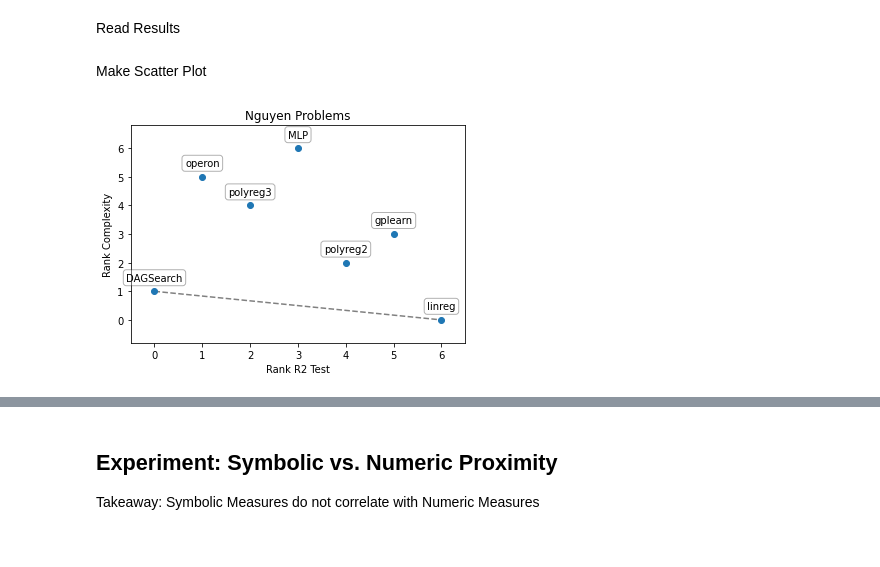
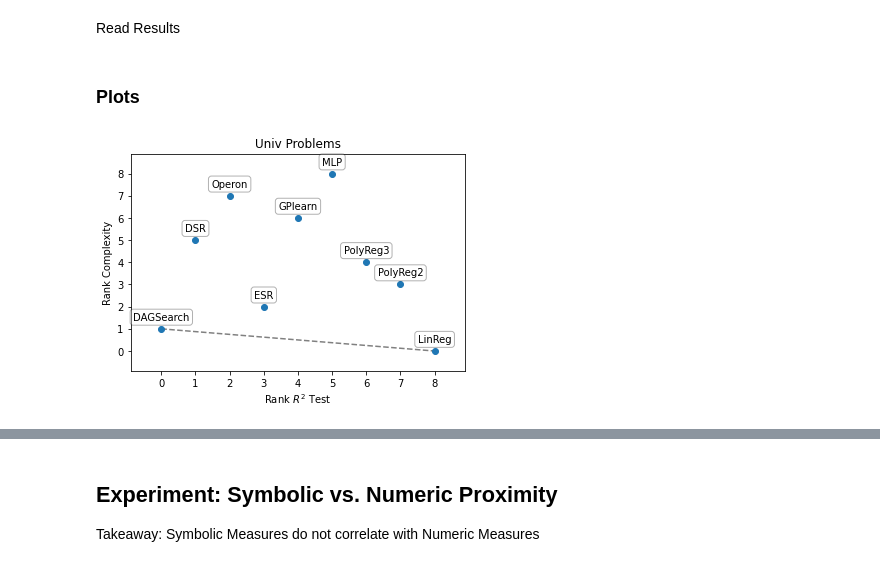
Before and after one commit to kahlmeyer94/DAG_search, a Jupyter notebook: visualization.ipynb, the cells around one changed output, grey strips where cells are left out. Drawn from its saved outputs; the diff is of its cells as text; code cells hidden in the pictures.

```diff
--- a/visualization.ipynb
+++ b/visualization.ipynb
@@ -51,3 +23,0 @@ Nguyen-8
-# %%
-problem_name = 'Nguyen-8'
-X, y, expr_true = task_dict[problem_name]['X'], task_dict[problem_name]['y'], task_dict[problem_name]['expr'][0]
@@ -73,2 +23,0 @@ Best expression: x_0**0.49999999525593997       Loss: 6.413079092478895e-17
-# %%
-pred = regressor.predict(X)
@@ -105,8 +44,8 @@ Text(0, 0.5, '#Components among top 100')
 Takeaway: If you care about model fit, use Black Box.
 # %%
 import pickle
-regs = ['linreg', 'polyreg2', 'polyreg3', 'operon', 'gplearn', 'DAGSearch', 'MLP']
-ds_name = 'Feynman' # Strogatz, Feynman, Nguyen
+regs = ['linreg', 'polyreg2', 'polyreg3', 'operon', 'gplearn', 'DAGSearch', 'MLP', 'dsr', 'esr']
+ds_name = 'Univ' # Strogatz, Feynman, Nguyen, Univ
 # %% [markdown]
 Read Results
 # %%
@@ -160,6 +99,13 @@ for regressor_name in regs:
             for expr in results_dict[problem]['exprs']:
                 expr_sizes.append(utils.tree_size(expr))
         if len(expr_sizes) > 0:
-            res[regressor_name]['complexity'] = np.median(expr_sizes)
+            res[regressor_name]['complexity'] = np.mean(expr_sizes)
+
+        # processing times
+        #time = 0.0
+        #for problem in results_dict.keys():
+        #    for t in results_dict[problem]['times']:
+        #        time += t
+        #res[regressor_name]['time'] = time
 # %% [markdown]
-Make Scatter Plot
+### Plots
@@ -173,49 +141,51 @@ def get_pareto_idxs(obj1, obj2):
             ret.append(i)
     return np.array(ret)
 # %%
-cat_x, name_x = 'r2_test', 'R2 Test'
-#cat_x, name_x = 'recovery', 'Recovery'
+cat_x = 'r2_test'
+#cat_x = 'recovery'
 def_value_x = 0.0
-cat_y, name_y = 'complexity', 'Complexity'
+cat_y = 'complexity'
 def_value_y = np.inf
 
 # assume lower is better (negate R2, recovery)
-v1 = -np.array([res[regressor_name][cat_x] if cat_x in res[regressor_name] else def_value_x for regressor_name in regs])
-v2 = np.array([res[regressor_name][cat_y] if cat_y in res[regressor_name] else def_value_y for regressor_name in regs])
+
+regs_present = list(res.keys())
+v1 = -np.array([res[regressor_name][cat_x] if cat_x in res[regressor_name] else def_value_x for regressor_name in regs_present])
+v2 = np.array([res[regressor_name][cat_y] if cat_y in res[regressor_name] else def_value_y for regressor_name in regs_present])
 
 ranks_x = np.argsort(np.argsort(v1))
 ranks_y = np.argsort(np.argsort(v2))
 
 
 pareto_idxs = get_pareto_idxs(ranks_x, ranks_y)
 pareto_idxs = pareto_idxs[np.argsort([ranks_x[i] for i in pareto_idxs])] # sort by x rank (for plotting)
 
 plt.scatter(ranks_x, ranks_y, zorder = 1)
 plt.plot([ranks_x[i] for i in pareto_idxs], [ranks_y[i] for i in pareto_idxs], color = 'gray', linestyle = '--', zorder = 0)
 
 
 # add labels
-offset_x = 0.5
-offset_y = 0.8
-for i in range(len(regs)):
-    s = regs[i]
+offset_x = 0.9
+offset_y = 0.9
+for i in range(len(regs_present)):
+    s = reg_names[regs_present[i]]
     x = ranks_x[i]
     y = ranks_y[i] + .3
     ha = 'center'
     va = 'bottom'
     plt.text(s = s, x = x, y = y, ha = ha, va = va, bbox=dict(facecolor='w', edgecolor='black', boxstyle='round', alpha=0.3))
-plt.xlim(0-offset_x, len(regs)-1+offset_x)
-plt.ylim(0-offset_y, len(regs)-1+offset_y)
-plt.xticks(range(len(regs)))
-plt.yticks(range(len(regs)))
+plt.xlim(0-offset_x, len(regs_present)-1+offset_x)
+plt.ylim(0-offset_y, len(regs_present)-1+offset_y)
+plt.xticks(range(len(regs_present)))
+plt.yticks(range(len(regs_present)))
 
-plt.xlabel(f'Rank {name_x}')
-plt.ylabel(f'Rank {name_y}')
+plt.xlabel(f'Rank {crit_names[cat_x]}')
+plt.ylabel(f'Rank {crit_names[cat_y]}')
 plt.title(f'{ds_name} Problems')
 
 
 if not os.path.exists('results/figures'):
     os.mkdirs('results/figures')
 plt.savefig(f'results/figures/scatterplot_{ds_name}.pdf', bbox_inches = 'tight')
 # %% [output]
-[figure, old version]
+[figure, new version]
```
Also changed, not shown: parts of 18 cells of this notebook, 2 other files.
